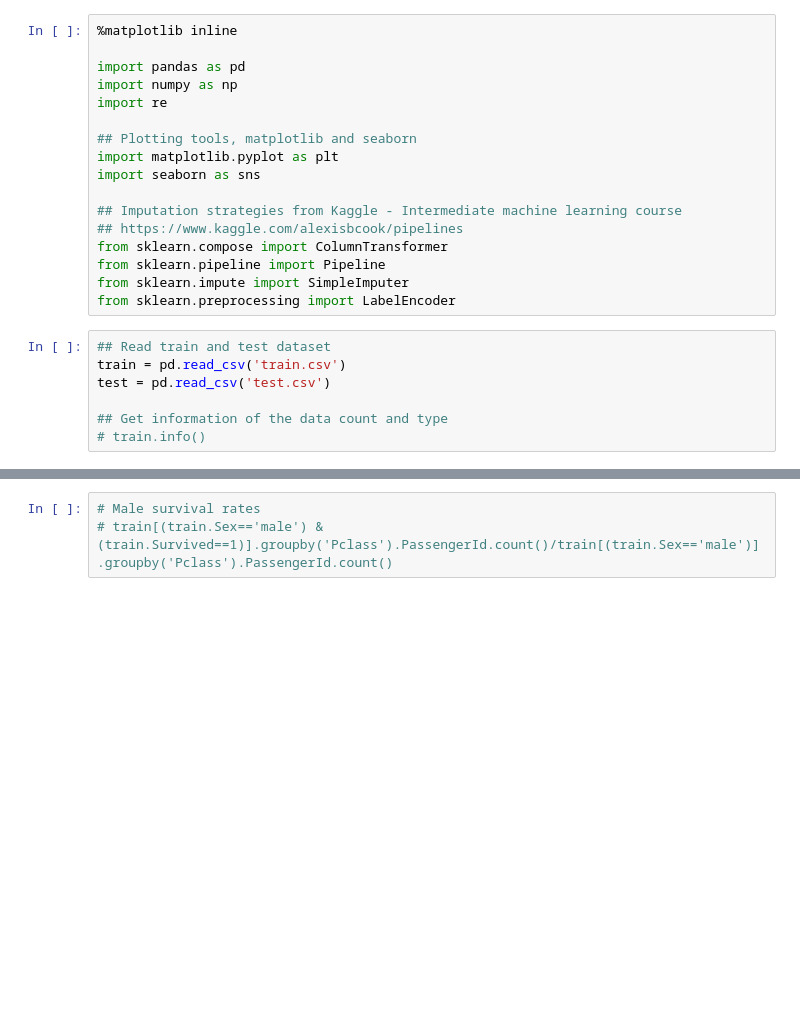
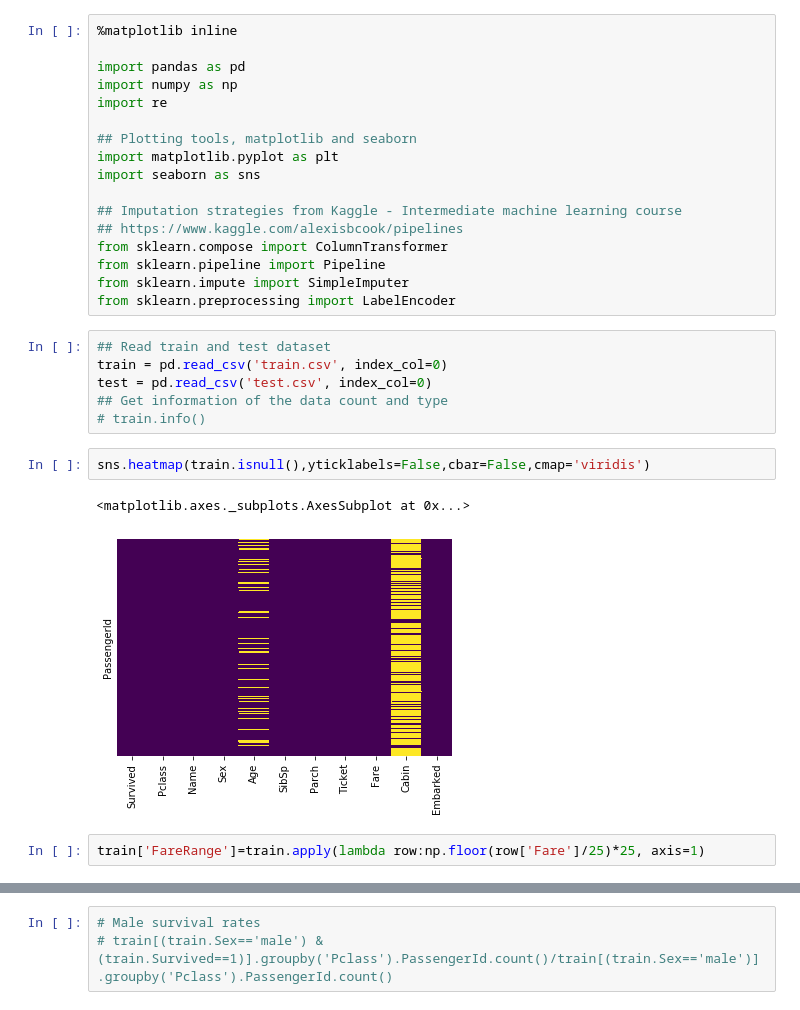
Before and after one commit to subintmtu/Machine_Learning, a Jupyter notebook: Titanic/Titanic_ML.ipynb, the cells around one changed output, grey strips where cells are left out. Saved outputs shown, nothing was run; the diff lists cells and outputs as text; blank space fills up the shorter version.

```diff
--- a/Titanic/Titanic_ML.ipynb
+++ b/Titanic/Titanic_ML.ipynb
@@ -17,8 +17,14 @@ from sklearn.impute import SimpleImputer
 from sklearn.preprocessing import LabelEncoder
 # %%
 ## Read train and test dataset
-train = pd.read_csv('train.csv')
-test = pd.read_csv('test.csv')
-
+train = pd.read_csv('train.csv', index_col=0)
+test = pd.read_csv('test.csv', index_col=0)
 ## Get information of the data count and type
 # train.info()
+# %%
+sns.heatmap(train.isnull(),yticklabels=False,cbar=False,cmap='viridis')
+# %% [output]
+<matplotlib.axes._subplots.AxesSubplot at 0x...>
+[figure, added]
+# %%
+train['FareRange']=train.apply(lambda row:np.floor(row['Fare']/25)*25, axis=1)
```
Also changed, not shown: parts of 22 cells of this notebook, 2 other files.
